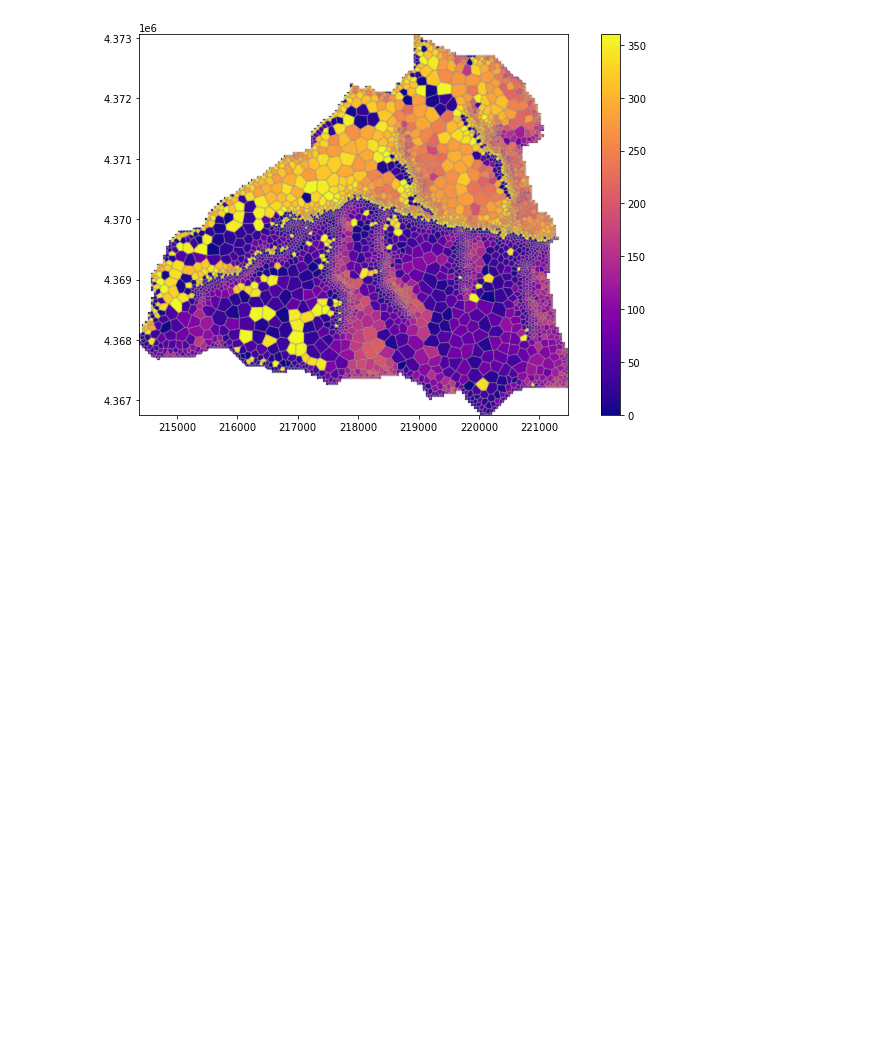
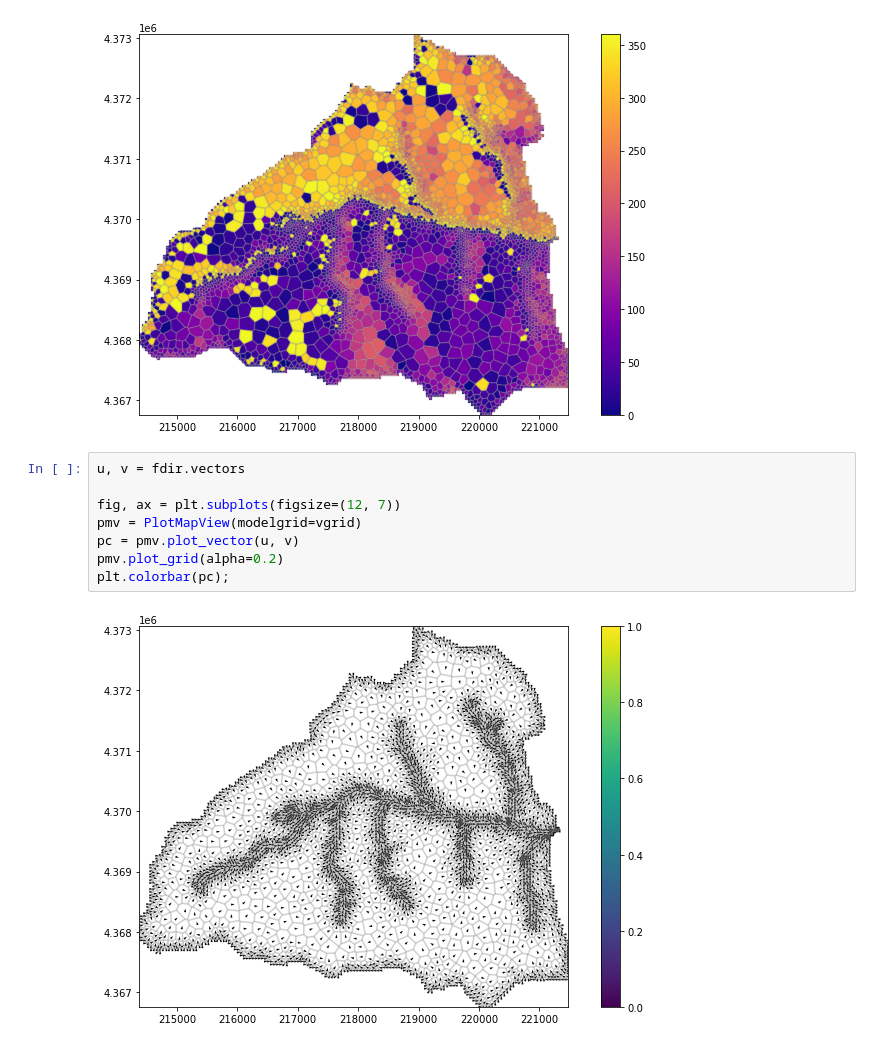
Before and after one commit to jlarsen-usgs/dany, a Jupyter notebook: Sagehen_structured_2_voronoi_workshop.ipynb, the cells around one changed output. Saved outputs shown, nothing was run; the diff lists cells and outputs as text; blank space fills up the shorter version.

Commit message:
add vectors property to quiver flow directions

```diff
--- a/Sagehen_structured_2_voronoi_workshop.ipynb
+++ b/Sagehen_structured_2_voronoi_workshop.ipynb
@@ -276,3 +276,13 @@ pmv.plot_grid(alpha=0.2)
 plt.colorbar(pc);
 # %% [output]
 [figure]
+# %%
+u, v = fdir.vectors
+
+fig, ax = plt.subplots(figsize=(12, 7))
+pmv = PlotMapView(modelgrid=vgrid)
+pc = pmv.plot_vector(u, v)
+pmv.plot_grid(alpha=0.2)
+plt.colorbar(pc);
+# %% [output]
+[figure, added]
```
Also changed, not shown: 1 other file.
